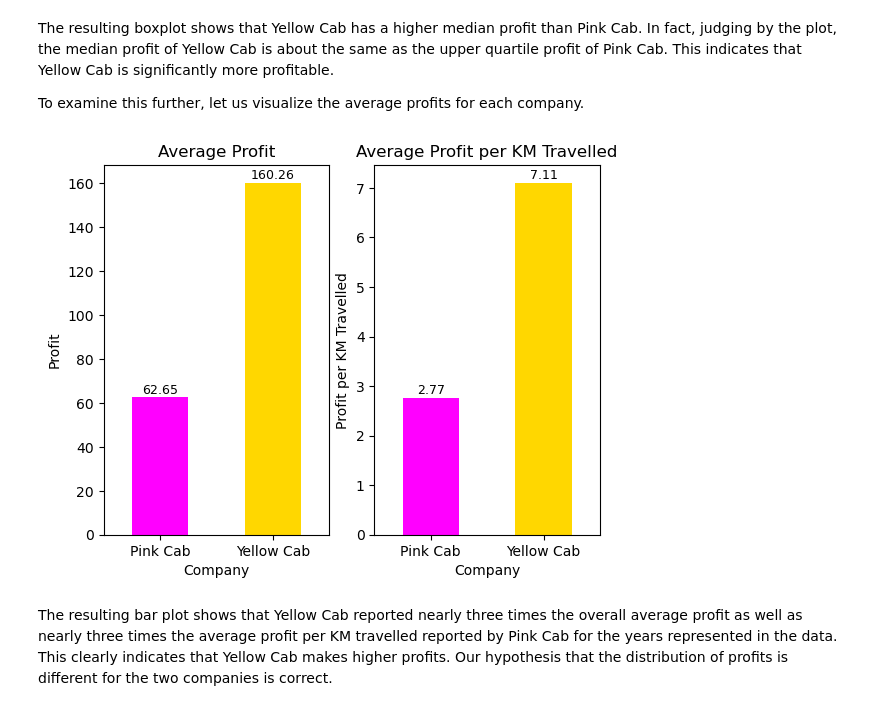
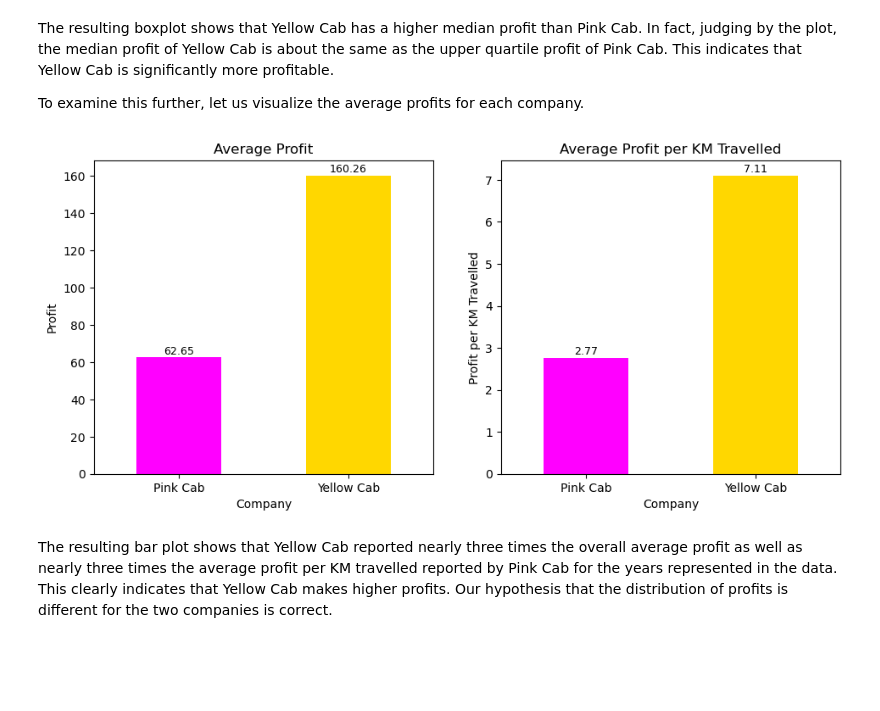
Before and after one commit to avig00/Cab-CaseStudy, a Jupyter notebook: G2M_case_study_EDA.ipynb, the cells around one changed output. Saved outputs shown, nothing was run; the diff lists cells and outputs as text; code cells hidden in the pictures; blank space fills up the shorter version.

```diff
--- a/G2M_case_study_EDA.ipynb
+++ b/G2M_case_study_EDA.ipynb
@@ -124,32 +124,32 @@ To examine this further, let us visualize the average profits for each company.
 # %%
 # Overall average profit
 avg_profits = cab_df.groupby(['Company']).mean()['Profit']
 plt.subplot(1, 2, 1)
 plot1 = avg_profits.plot(kind='bar', ylabel = "Profit", title = "Average Profit", color = ["fuchsia", "gold"])
 for bar in plot1.patches:
     plot1.annotate(format(bar.get_height(), '.2f'),
                    (bar.get_x() + bar.get_width() / 2,
                     bar.get_height()), ha='center', va='center',
                    size=9, xytext=(0, 5),
                    textcoords='offset points')
 
 plt.xticks(rotation=0)
 
 
 # Average profit per KM travelled
 avg_profits = cab_df.groupby(['Company']).mean()['Profit per KM']
 plt.subplot(1, 2, 2)
 plot2 = avg_profits.plot(kind='bar', ylabel = "Profit per KM Travelled", title = "Average Profit per KM Travelled", color = ["fuchsia", "gold"])
 for bar in plot2.patches:
     plot2.annotate(format(bar.get_height(), '.2f'),
                    (bar.get_x() + bar.get_width() / 2,
                     bar.get_height()), ha='center', va='center',
                    size=9, xytext=(0, 5),
                    textcoords='offset points')
-
-plt.xticks(rotation=0);
+plt.xticks(rotation=0)
+plt.subplots_adjust(right=1.5);
 # %% [output]
-[figure, old version]
+[figure, new version]
 # %% [markdown]
 The resulting bar plot shows that Yellow Cab reported nearly three times the overall average profit as well as nearly three times the average profit per KM travelled reported by Pink Cab for the years represented in the data. This clearly indicates that Yellow Cab makes higher profits. Our hypothesis that the distribution of profits is different for the two companies is correct.
 # %% [markdown]
```
Also changed, not shown: parts of 20 cells of this notebook.
